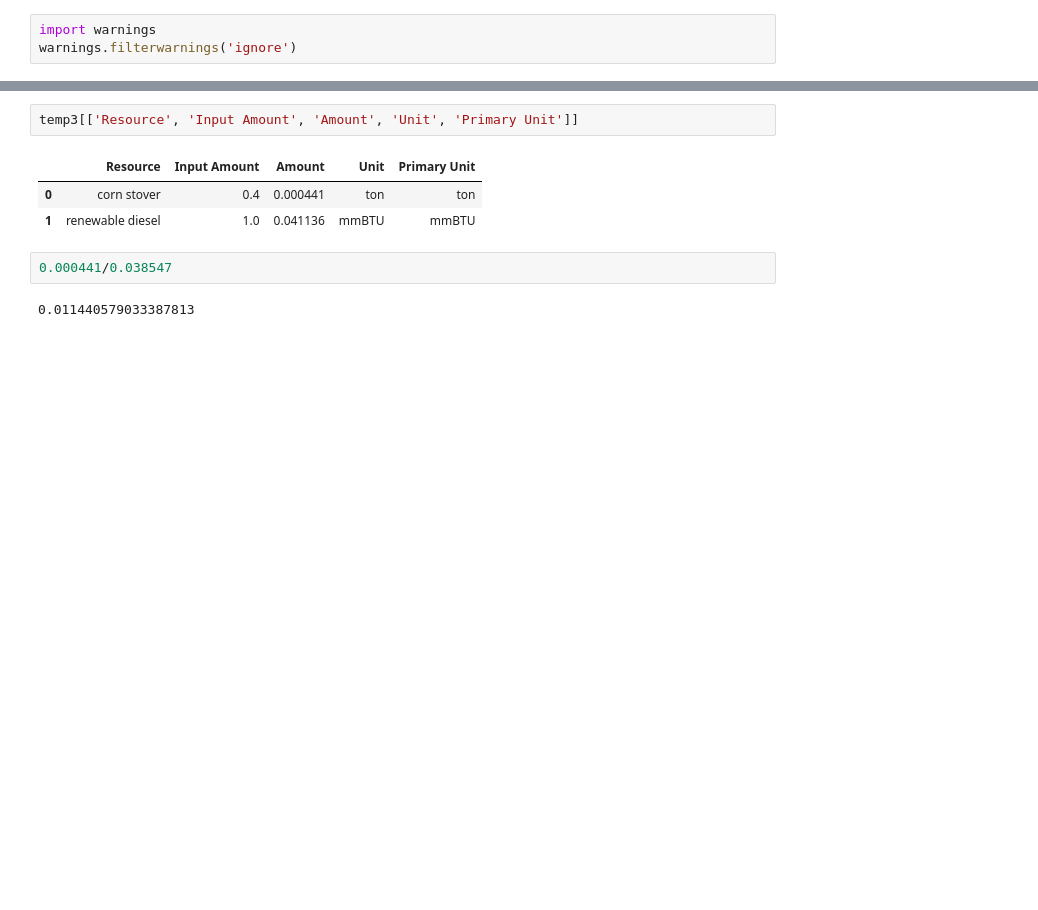
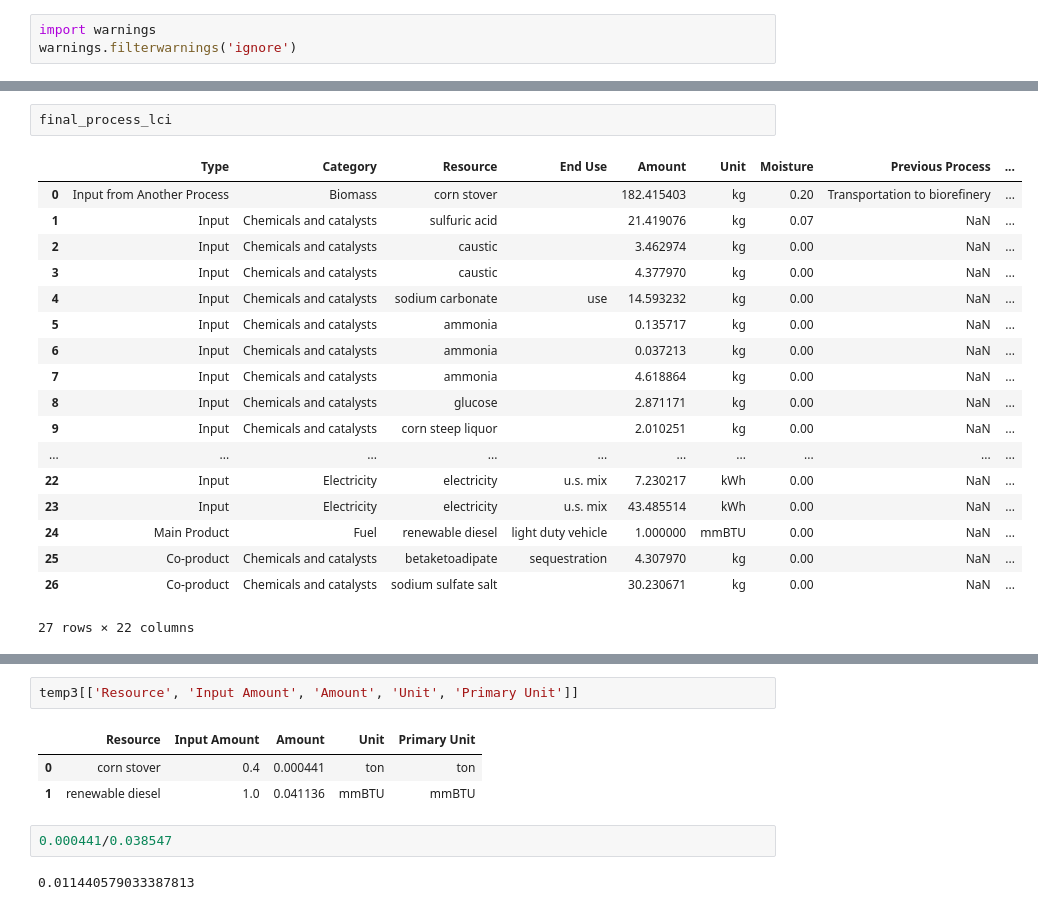
Before and after one commit to olw0905/Interactive-SCSA_Dash, a Jupyter notebook: Untitled.ipynb, the cells around one changed output, grey strips where cells are left out. Cells and saved outputs as stored; diff of their text form; blank space fills up the shorter version.

Commit message:
Modified and confirmed about biorefinery results and market-value based allocation

```diff
--- a/Untitled.ipynb
+++ b/Untitled.ipynb
@@ -191,0 +137,21 @@ res[['Resource', 'Input Amount', 'Amount', 'Unit', 'Primary Unit']]
+# %%
+final_process_lci
+# %% [output]
+|  | Type | Category | Resource | End Use | Amount | Unit | Moisture | Previous Process | ... |
+| 0 | Input from Another Process | Biomass | corn stover |  | 182.415403 | kg | 0.20 | Transportation to biorefinery | ... |
+| 1 | Input | Chemicals and catalysts | sulfuric acid |  | 21.419076 | kg | 0.07 | NaN | ... |
+| 2 | Input | Chemicals and catalysts | caustic |  | 3.462974 | kg | 0.00 | NaN | ... |
+| 3 | Input | Chemicals and catalysts | caustic |  | 4.377970 | kg | 0.00 | NaN | ... |
+| 4 | Input | Chemicals and catalysts | sodium carbonate | use | 14.593232 | kg | 0.00 | NaN | ... |
+| 5 | Input | Chemicals and catalysts | ammonia |  | 0.135717 | kg | 0.00 | NaN | ... |
+| 6 | Input | Chemicals and catalysts | ammonia |  | 0.037213 | kg | 0.00 | NaN | ... |
+| 7 | Input | Chemicals and catalysts | ammonia |  | 4.618864 | kg | 0.00 | NaN | ... |
+| 8 | Input | Chemicals and catalysts | glucose |  | 2.871171 | kg | 0.00 | NaN | ... |
+| 9 | Input | Chemicals and catalysts | corn steep liquor |  | 2.010251 | kg | 0.00 | NaN | ... |
+| ... | ... | ... | ... | ... | ... | ... | ... | ... | ... |
+| 22 | Input | Electricity | electricity | u.s. mix | 7.230217 | kWh | 0.00 | NaN | ... |
+| 23 | Input | Electricity | electricity | u.s. mix | 43.485514 | kWh | 0.00 | NaN | ... |
+| 24 | Main Product | Fuel | renewable diesel | light duty vehicle | 1.000000 | mmBTU | 0.00 | NaN | ... |
+| 25 | Co-product | Chemicals and catalysts | betaketoadipate | sequestration | 4.307970 | kg | 0.00 | NaN | ... |
+| 26 | Co-product | Chemicals and catalysts | sodium sulfate salt |  | 30.230671 | kg | 0.00 | NaN | ... |
+27 rows × 22 columns
```
Also changed, not shown: parts of 30 cells of this notebook, 8 other files.
